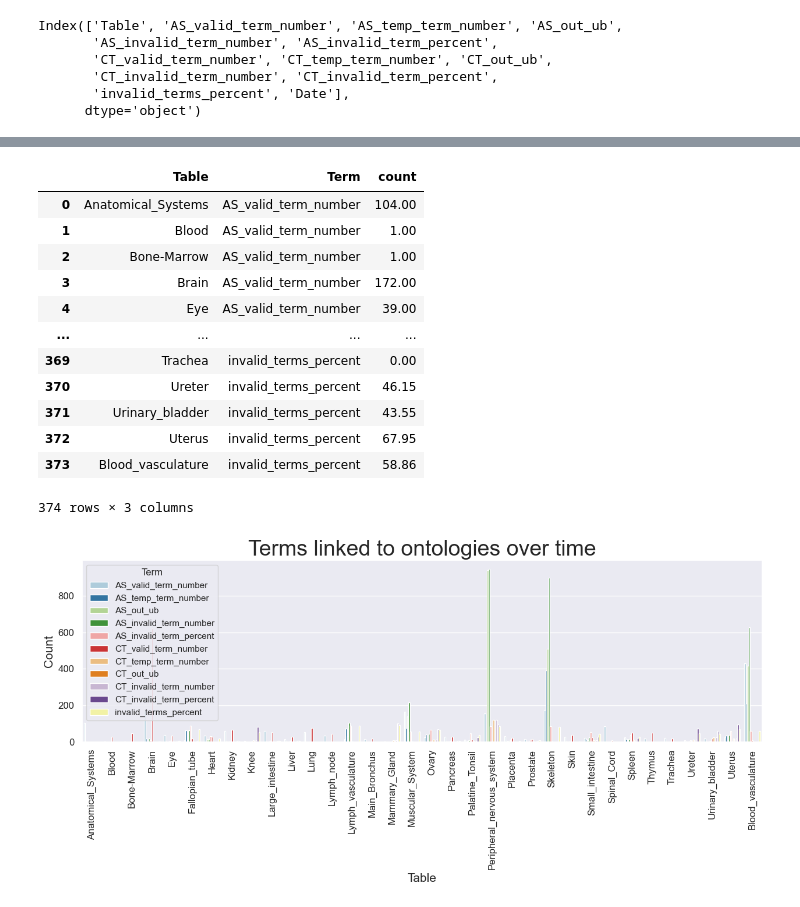
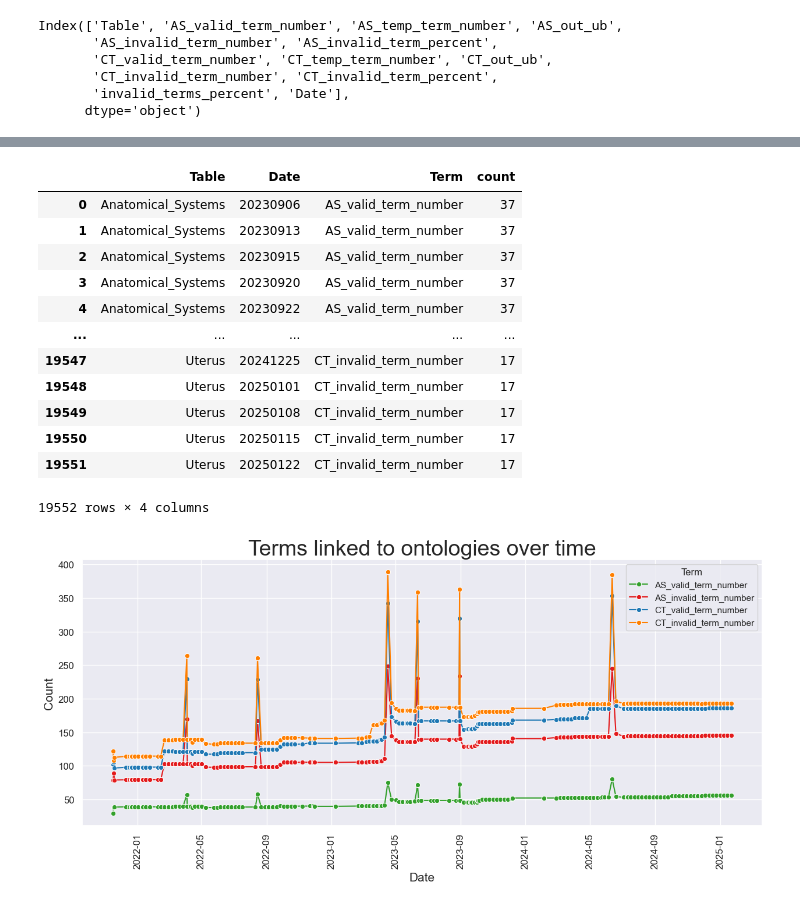
Before and after one commit to cns-iu/hra-kg-supporting-information, a Jupyter notebook: notebooks/hra-kg-technical-validation.ipynb, the cells around one changed output, grey strips where cells are left out. Saved outputs shown, nothing was run; the diff lists cells and outputs as text; code cells hidden in the pictures.

```diff
--- a/notebooks/hra-kg-technical-validation.ipynb
+++ b/notebooks/hra-kg-technical-validation.ipynb
@@ -305,8 +306,10 @@ keep = ['Table', 'Date',  'AS_valid_term_number', 'AS_invalid_term_number',
         'CT_valid_term_number', 'CT_invalid_term_number']
 
 # merge
-merged_df = pd.merge(
-    list_df_terms[6], list_df_terms[151], on=keep, how="outer")
+merged_df = list_df_terms[6]
+
+for i, df in enumerate(list_df_terms[7:],7):
+  merged_df = pd.merge(merged_df, df, on=keep, how="outer", suffixes=('_df1' + str(i-1), '_df2' +str(i)))
 
 merged_df = merged_df[keep]
 
@@ -384,51 +355,60 @@ linked_over_time
 | 33 | Blood_vasculature | 429 | 210 | 418 | 628 | ... |
 # %%
 # Melt the DataFrame
-linked_over_time_long = linked_over_time.melt(id_vars=['Table'], var_name='Term', value_name='count')
-linked_over_time_long
+merged_df_long = merged_df.melt(
+    id_vars=['Table', 'Date'], var_name='Term', value_name='count')
+merged_df_long
 # %% [output]
-|  | Table | Term | count |
-| 0 | Anatomical_Systems | AS_valid_term_number | 104.00 |
-| 1 | Blood | AS_valid_term_number | 1.00 |
-| 2 | Bone-Marrow | AS_valid_term_number | 1.00 |
-| 3 | Brain | AS_valid_term_number | 172.00 |
-| 4 | Eye | AS_valid_term_number | 39.00 |
-| ... | ... | ... | ... |
-| 369 | Trachea | invalid_terms_percent | 0.00 |
-| 370 | Ureter | invalid_terms_percent | 46.15 |
-| 371 | Urinary_bladder | invalid_terms_percent | 43.55 |
-| 372 | Uterus | invalid_terms_percent | 67.95 |
-| 373 | Blood_vasculature | invalid_terms_percent | 58.86 |
+|  | Table | Date | Term | count |
+| 0 | Anatomical_Systems | 20230906 | AS_valid_term_number | 37 |
+| 1 | Anatomical_Systems | 20230913 | AS_valid_term_number | 37 |
+| 2 | Anatomical_Systems | 20230915 | AS_valid_term_number | 37 |
+| 3 | Anatomical_Systems | 20230920 | AS_valid_term_number | 37 |
+| 4 | Anatomical_Systems | 20230922 | AS_valid_term_number | 37 |
+| ... | ... | ... | ... | ... |
+| 19547 | Uterus | 20241225 | CT_invalid_term_number | 17 |
+| 19548 | Uterus | 20250101 | CT_invalid_term_number | 17 |
+| 19549 | Uterus | 20250108 | CT_invalid_term_number | 17 |
+| 19550 | Uterus | 20250115 | CT_invalid_term_number | 17 |
+| 19551 | Uterus | 20250122 | CT_invalid_term_number | 17 |
-374 rows × 3 columns
+19552 rows × 4 columns
+# %%
+merged_df_long['Type'] = merged_df_long['Term'].apply(lambda t: "AS" if "AS" in t else "CT")
 # %%
 # no vega-lite spec available
 
+# Convert date to datetime
+merged_df_long['Date'] = pd.to_datetime(merged_df_long['Date'], format='%Y%m%d')
 
-# g = sns.FacetGrid(linked_over_time_long, col="Table", col_wrap=5)
-# g.map(sns.barplot, "Term", "count", hue="Table", data=linked_over_time_long)
+# Calculate sum
+merged_df_long['sum_across_tables'] = merged_df_long.groupby(['Date', 'Table'])[
+    'count'].cumsum()
 
-sns.barplot(
-    data=linked_over_time_long,
-    x='Table',
-    y='count',
+# palette = sns.color_palette('Paired')
+palette = ["#33a02c", "#e31a1c", "#1f78b4", "#ff7f00"]
+
+# Create the line plot
+sns.lineplot(
+    data=merged_df_long,
+    x='Date',
+    y='sum_across_tables',
     hue='Term',
-    palette="Paired"
+    errorbar=None,
+    palette=palette,
+    marker='o'
 )
 
 # Customize the plot
 plt.title('Terms linked to ontologies over time')
-plt.xlabel('Table')
+plt.xlabel('Date')
 plt.ylabel('Count')
-
-# Rotate x-axis labels by 90 degrees
-# g.set_xticklabels(rotation=90)
 
 # Rotate x-axis labels for better readability
 plt.xticks(rotation=90)
 
 # Adjust layout to prevent label cutoff
 plt.tight_layout()
 
 plt.show()
 # %% [output]
-[figure, old version]
+[figure, new version]
```
Also changed, not shown: parts of 8 cells of this notebook.
